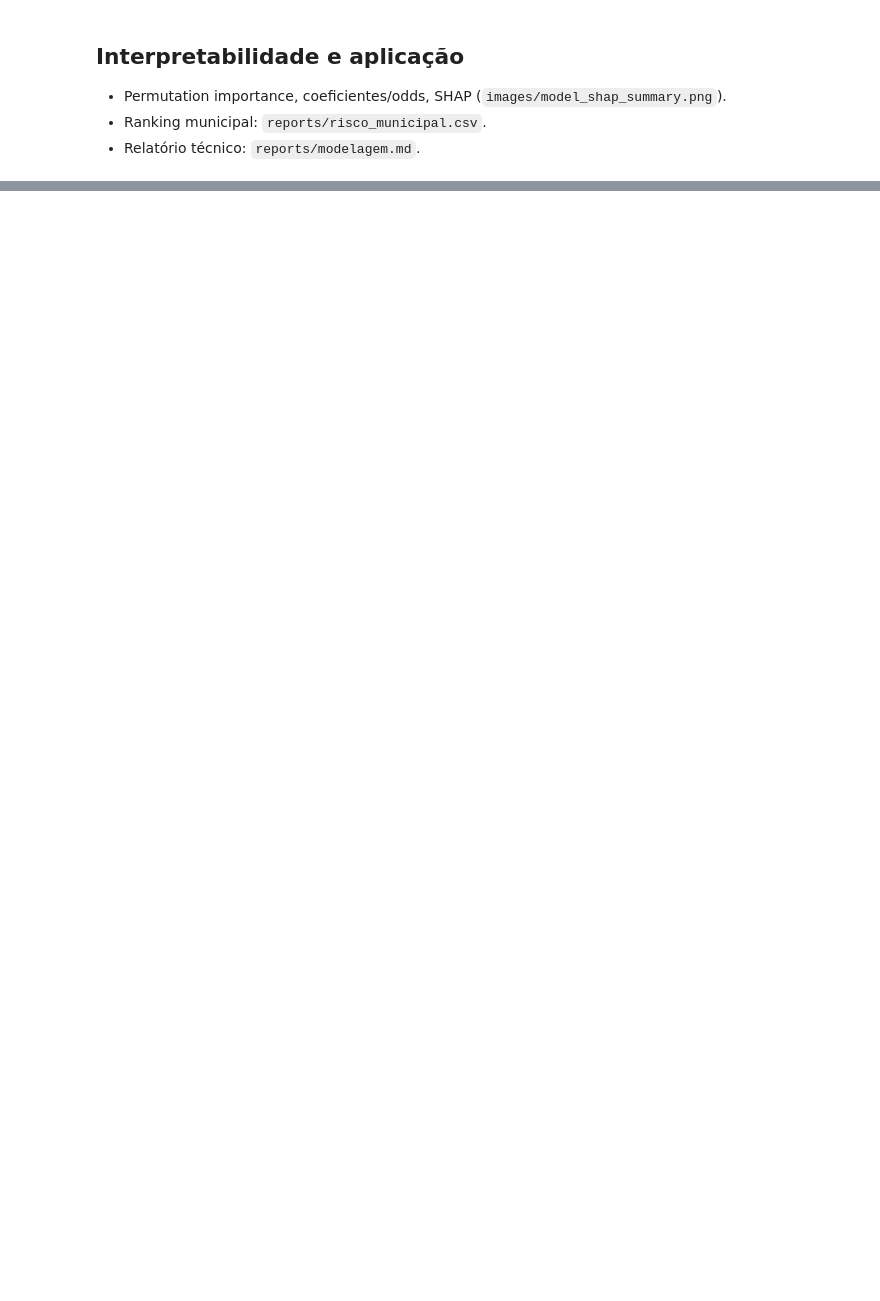
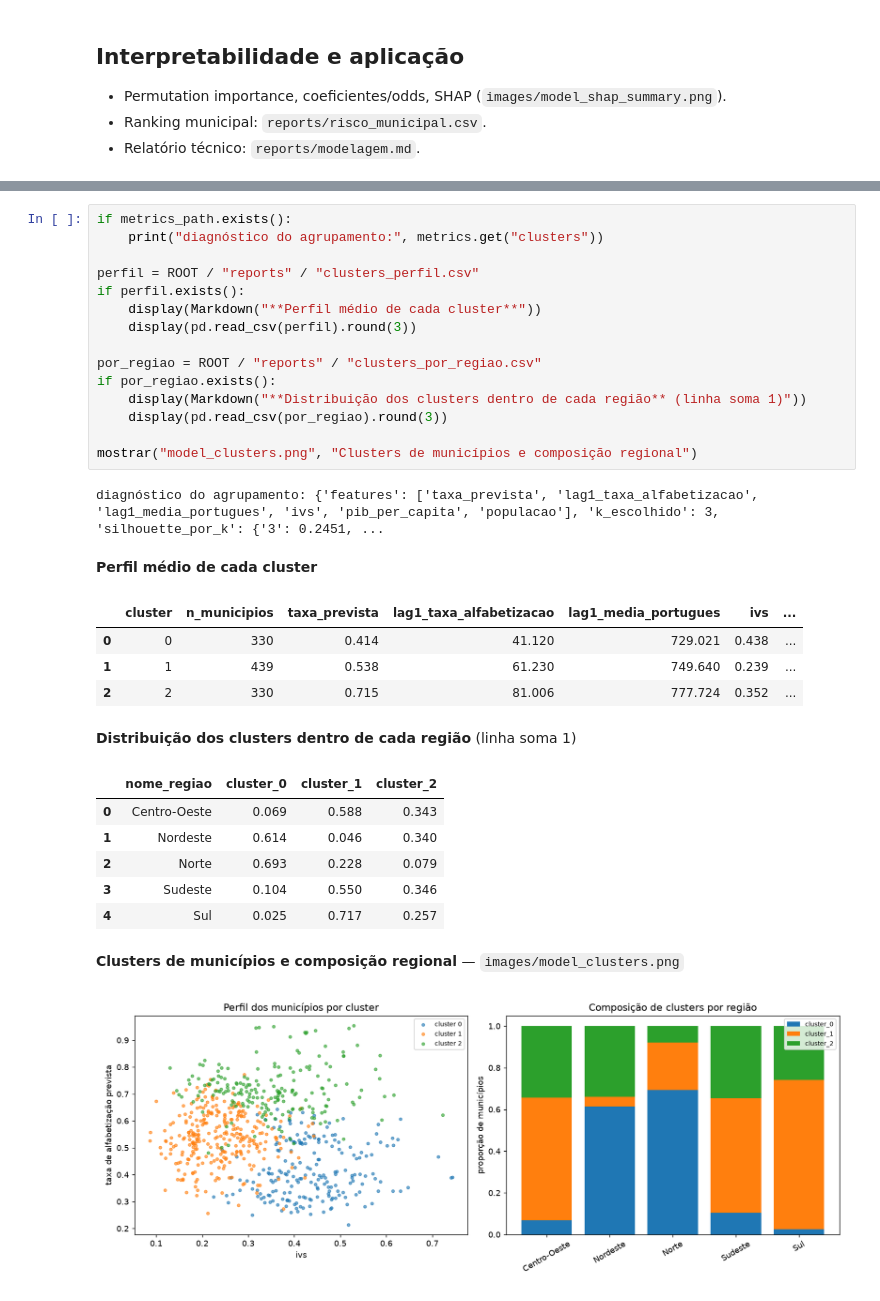
Before and after one commit to aiscientist3/tech-challenge-fase3, a Jupyter notebook: notebooks/02_modelagem.ipynb, the cells around one changed output, grey strips where cells are left out. Drawn from its saved outputs; the diff is of its cells as text; blank space fills up the shorter version.

```diff
--- a/notebooks/02_modelagem.ipynb
+++ b/notebooks/02_modelagem.ipynb
@@ -117,0 +237,31 @@ if risco.exists():
+# %%
+if metrics_path.exists():
+    print("diagnóstico do agrupamento:", metrics.get("clusters"))
+
+perfil = ROOT / "reports" / "clusters_perfil.csv"
+if perfil.exists():
+    display(Markdown("**Perfil médio de cada cluster**"))
+    display(pd.read_csv(perfil).round(3))
+
+por_regiao = ROOT / "reports" / "clusters_por_regiao.csv"
+if por_regiao.exists():
+    display(Markdown("**Distribuição dos clusters dentro de cada região** (linha soma 1)"))
+    display(pd.read_csv(por_regiao).round(3))
+
+mostrar("model_clusters.png", "Clusters de municípios e composição regional")
+# %% [output]
+diagnóstico do agrupamento: {'features': ['taxa_prevista', 'lag1_taxa_alfabetizacao', 'lag1_media_portugues', 'ivs', 'pib_per_capita', 'populacao'], 'k_escolhido': 3, 'silhouette_por_k': {'3': 0.2451, ...
+**Perfil médio de cada cluster**
+|  | cluster | n_municipios | taxa_prevista | lag1_taxa_alfabetizacao | lag1_media_portugues | ivs | ... |
+| 0 | 0 | 330 | 0.414 | 41.120 | 729.021 | 0.438 | ... |
+| 1 | 1 | 439 | 0.538 | 61.230 | 749.640 | 0.239 | ... |
+| 2 | 2 | 330 | 0.715 | 81.006 | 777.724 | 0.352 | ... |
+**Distribuição dos clusters dentro de cada região** (linha soma 1)
+|  | nome_regiao | cluster_0 | cluster_1 | cluster_2 |
+| 0 | Centro-Oeste | 0.069 | 0.588 | 0.343 |
+| 1 | Nordeste | 0.614 | 0.046 | 0.340 |
+| 2 | Norte | 0.693 | 0.228 | 0.079 |
+| 3 | Sudeste | 0.104 | 0.550 | 0.346 |
+| 4 | Sul | 0.025 | 0.717 | 0.257 |
+**Clusters de municípios e composição regional** — `images/model_clusters.png`
+[figure, added]
```
Also changed, not shown: parts of 10 cells of this notebook, 40 other files.
